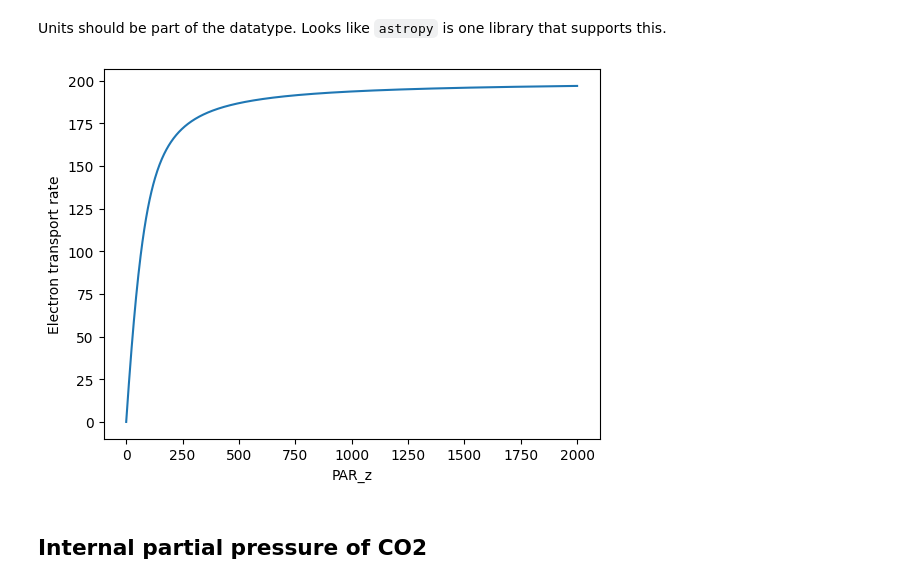
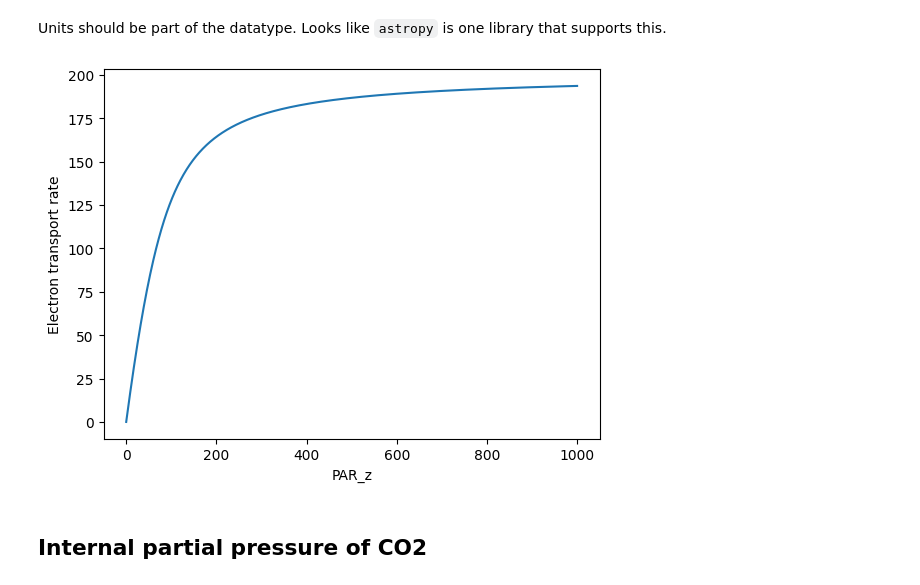
Before and after one commit to anthony-zhou/climate_code_conversion, a Jupyter notebook: examples/photosynthesis/photosynthesis.ipynb, the cells around one changed output. Drawn from its saved outputs; the diff is of its cells as text; code cells hidden in the pictures.

```diff
--- a/examples/photosynthesis/photosynthesis.ipynb
+++ b/examples/photosynthesis/photosynthesis.ipynb
@@ -53,16 +53,16 @@ def electron_transport_rate(par_z: float):
 
     return r
 # %%
-x = np.linspace(0, 2000, 1000)
+x = np.linspace(0, 1000, 1000)
 y = [electron_transport_rate(par_z) for par_z in x]
 
 # Plot the data
 plt.plot(x, y)
 plt.xlabel('PAR_z')
 plt.ylabel('Electron transport rate')
 plt.show()
 # %% [output]
-[figure, old version]
+[figure, new version]
 # %%
 # These variables are all constants
 
```
Also changed, not shown: parts of 6 cells of this notebook.
